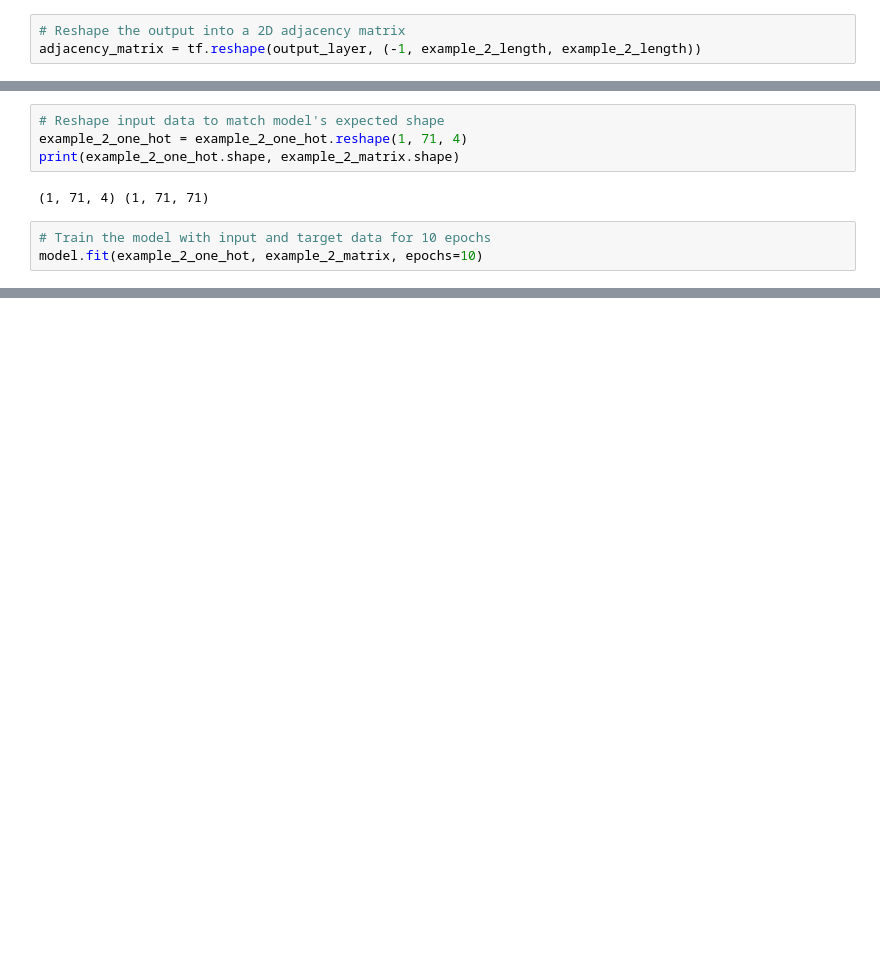
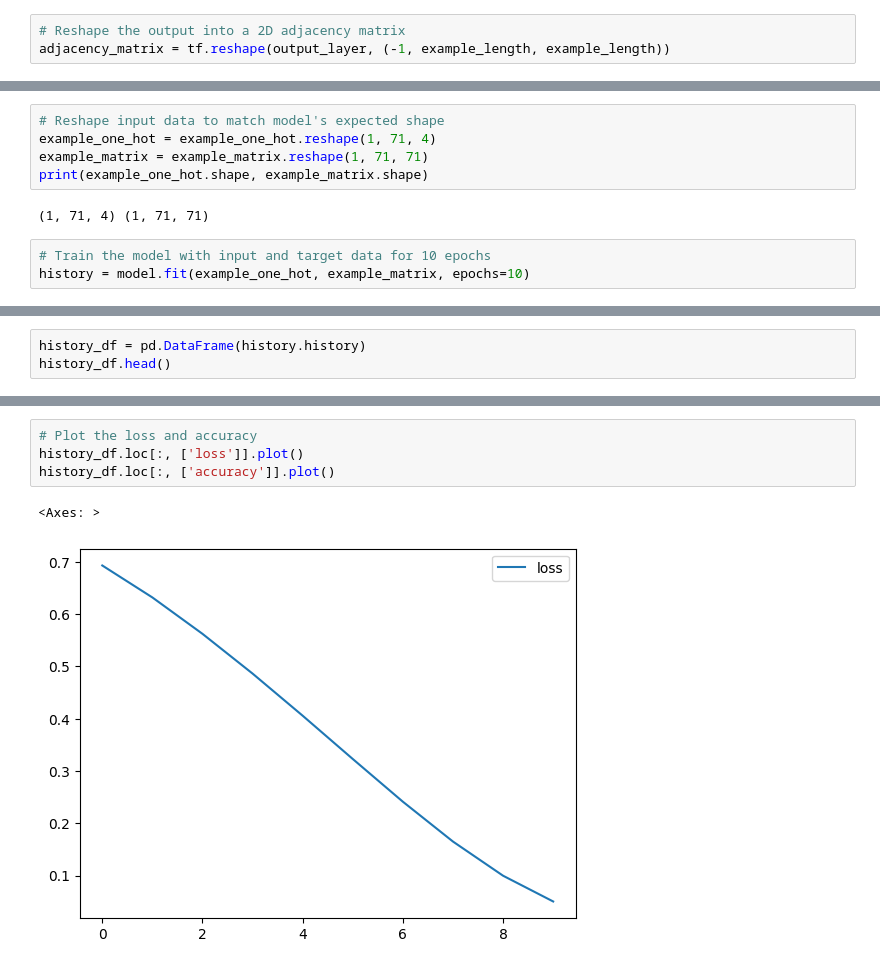
Before and after one commit to jetskiiiiiii/CAPSTONE, a Jupyter notebook: CODE/MODELS/JET-RNA/JetRNA.ipynb, the cells around one changed output, grey strips where cells are left out. Cells and saved outputs as stored; diff of their text form; blank space fills up the shorter version.

Commit message:
Cleaned up code and plotted loss, accuracy

```diff
--- a/CODE/MODELS/JET-RNA/JetRNA.ipynb
+++ b/CODE/MODELS/JET-RNA/JetRNA.ipynb
@@ -35,6 +30,6 @@ output_layer = tf.keras.layers.Dense(example_2_length * example_2_length, activa
 # %%
 # Reshape the output into a 2D adjacency matrix
-adjacency_matrix = tf.reshape(output_layer, (-1, example_2_length, example_2_length))
+adjacency_matrix = tf.reshape(output_layer, (-1, example_length, example_length))
 # %%
 # Construct the model, specifying input and output layers
 model = tf.keras.Model(inputs=input_layer, outputs=adjacency_matrix)
@@ -65,12 +60,13 @@ Non-trainable params: 0 (0.00 Byte)
 _________________________________________________________________
 # %%
 # Reshape input data to match model's expected shape
-example_2_one_hot = example_2_one_hot.reshape(1, 71, 4)
-print(example_2_one_hot.shape, example_2_matrix.shape)
+example_one_hot = example_one_hot.reshape(1, 71, 4)
+example_matrix = example_matrix.reshape(1, 71, 71)
+print(example_one_hot.shape, example_matrix.shape)
 # %% [output]
 (1, 71, 4) (1, 71, 71)
 # %%
 # Train the model with input and target data for 10 epochs
-model.fit(example_2_one_hot, example_2_matrix, epochs=10)
+history = model.fit(example_one_hot, example_matrix, epochs=10)
 # %% [output]
 Epoch 1/10
@@ -96,0 +92,3 @@ Epoch 10/10
+# %%
+history_df = pd.DataFrame(history.history)
+history_df.head()
@@ -96,0 +102,7 @@ Epoch 10/10
+# %%
+# Plot the loss and accuracy
+history_df.loc[:, ['loss']].plot()
+history_df.loc[:, ['accuracy']].plot()
+# %% [output]
+<Axes: >
+[figure, added]
```
Also changed, not shown: parts of 8 cells of this notebook.
